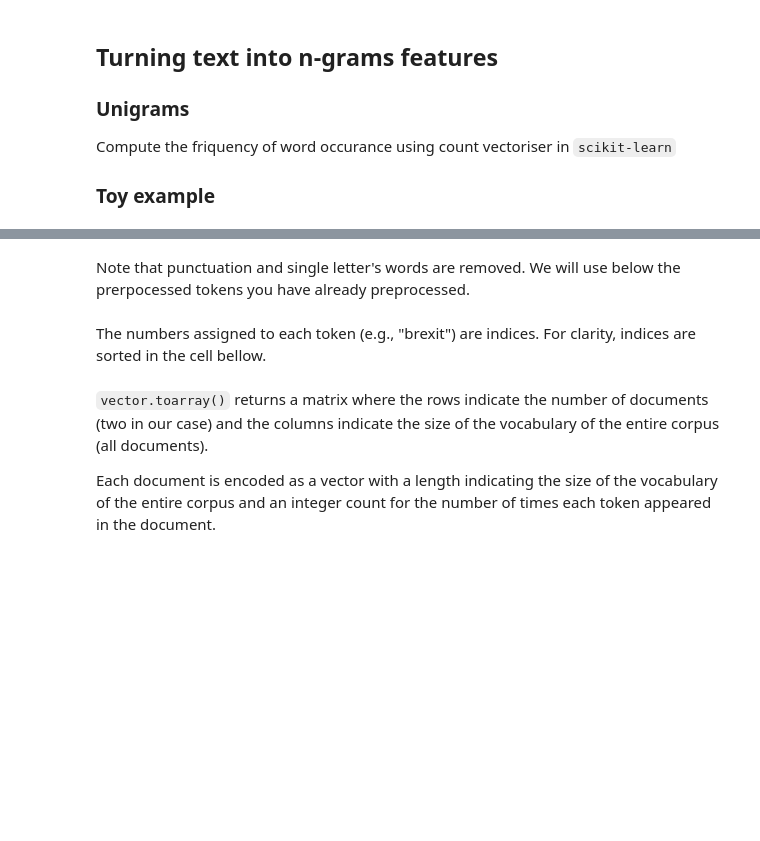
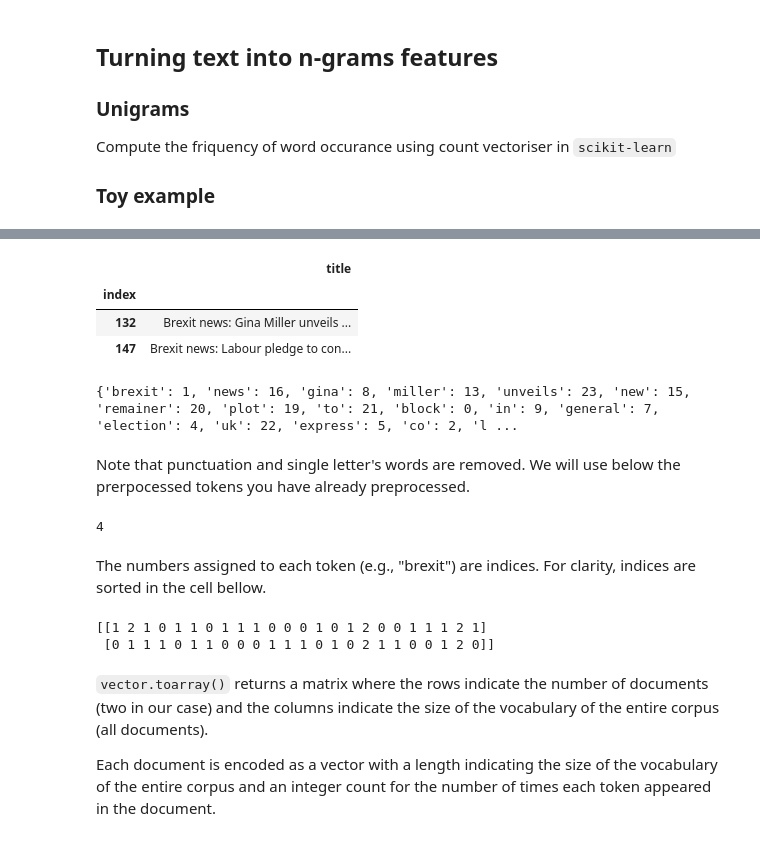
Before and after one commit to valdanchev/SC207, a Jupyter notebook: TextVectorisation_session13_workbook.ipynb, the cells around one changed output, grey strips where cells are left out. Cells and saved outputs as stored; diff of their text form; code cells hidden in the pictures; blank space fills up the shorter version.

```diff
--- a/TextVectorisation_session13_workbook.ipynb
+++ b/TextVectorisation_session13_workbook.ipynb
@@ -41,34 +52,50 @@ corpus.head(1)
 # %%
 # Subset news stories about brexit
 corpus_brexit = corpus[corpus['query']=='brexit']
 
 corpus_toy=corpus_brexit.iloc[[7,22], [1]]
 
 # Set the maximum width of columns
 pd.options.display.max_colwidth = 200
 
-corpus_toy.head(20)
+corpus_toy.head()
+# %% [output]
+|  | title |
+| index |  |
+| 132 | Brexit news: Gina Miller unveils ... |
+| 147 | Brexit news: Labour pledge to con... |
 # %%
 # Use CountVectorizer to tokenize a collection of text documents and convert it into a matrix of token counts
 
+
 # Create an instance of the CountVectorizer class
-
+vectorizer = CountVectorizer()
 
 # Learn the vocabulary from the corpus using the toy corpus
-
+vectorizer.fit(corpus_toy['title'])
 
 # encode documents as vectors
-
+vector = vectorizer.transform(corpus_toy['title'])
 
 # The vocabulary_ attribute maps the tokens (keys) to the integer feature indices (values) in a dictionary
+print(vectorizer.vocabulary_)
+# %% [output]
+{'brexit': 1, 'news': 16, 'gina': 8, 'miller': 13, 'unveils': 23, 'new': 15, 'remainer': 20, 'plot': 19, 'to': 21, 'block': 0, 'in': 9, 'general': 7, 'election': 4, 'uk': 22, 'express': 5, 'co': 2, 'l ...
 # %% [markdown]
 Note that punctuation and single letter's words are removed. We will use below the prerpocessed tokens you have already preprocessed.
 # %%
 # Access the feature index of a token
+vectorizer.vocabulary_.get('election')
+# %% [output]
+4
 # %% [markdown]
 The numbers assigned to each token (e.g., "brexit") are indices. For clarity, indices are sorted in the cell bellow.
 # %%
 # Print the matrix of rows (documents) and columns (count for the number of times a token appeared in the document)
+print(vector.toarray())
+# %% [output]
+[[1 2 1 0 1 1 0 1 1 1 0 0 0 1 0 1 2 0 0 1 1 1 2 1]
+ [0 1 1 1 0 1 1 0 0 0 1 1 1 0 1 0 2 1 1 0 0 1 2 0]]
 # %% [markdown]
 `vector.toarray()` returns a matrix where the rows indicate the number of documents (two in our case) and the columns indicate the size of the vocabulary of the entire corpus (all documents).
 
```
Also changed, not shown: parts of 20 cells of this notebook, 2 other files.
